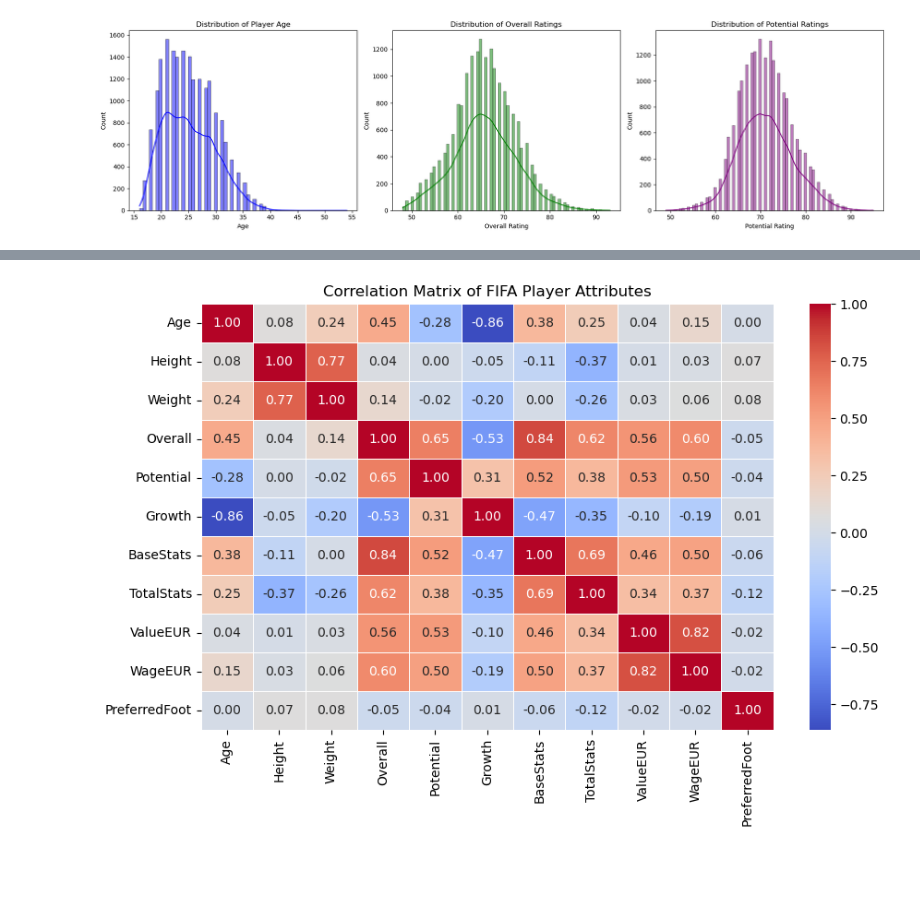
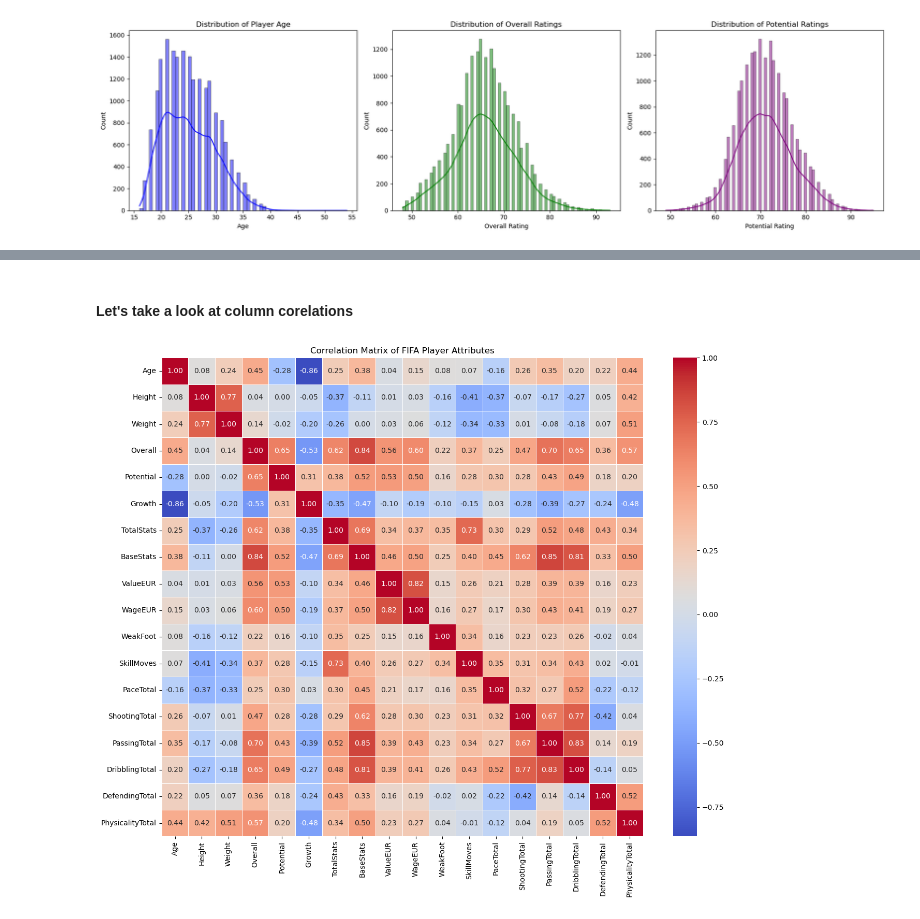
Before and after one commit to MackiGumle/ZSU, a Jupyter notebook: Project1/main.ipynb, the cells around one changed output, grey strips where cells are left out. Cells and saved outputs as stored; diff of their text form; code cells hidden in the pictures; blank space fills up the shorter version.

```diff
--- a/Project1/main.ipynb
+++ b/Project1/main.ipynb
@@ -69,5 +100,5 @@ Length: 90, dtype: int64
 # %%
 df_main = df.copy()
-df_main = df_main.loc[:, ['Age', 'Height', 'Weight', 'Overall', 'Potential', 'Growth', 'BaseStats', 'TotalStats', 'ValueEUR', 'WageEUR', 'PreferredFoot']]
+df_main = df_main.loc[:, ['Age', 'Height', 'Weight', 'Overall', 'Potential', 'Growth', 'TotalStats', 'BaseStats', 'ValueEUR', 'WageEUR', 'WeakFoot', 'SkillMoves', 'PaceTotal', 'ShootingTotal', 'PassingTotal', 'DribblingTotal', 'DefendingTotal', 'PhysicalityTotal']]
 df_main.isna().sum().sort_values(ascending=False)
 # %% [output]
@@ -85,6 +123 @@ PreferredFoot    0
 dtype: int64
-# %%
-#df_main.head(20).to_json('players_fifa22_main_20.json', orient='records')
-# convert 'PreferredFoot' to binary
-print(df_main['PreferredFoot'].unique())
-df_main['PreferredFoot'] = df_main['PreferredFoot'].map({'Left': 0, 'Right': 1})
@@ -115,8 +172,10 @@ plt.show()
+# %% [markdown]
+#### Let's take a look at column corelations
 # %%
 corr_matrix = df_main.corr()
-plt.figure(figsize=(10, 6))
+plt.figure(figsize=(15, 12))
 sns.heatmap(corr_matrix, annot=True, cmap='coolwarm', fmt='.2f', linewidths=0.5)
 plt.title('Correlation Matrix of FIFA Player Attributes')
 plt.show()
 # %% [output]
-[figure, old version]
+[figure, new version]
```
Also changed, not shown: parts of 10 cells of this notebook.
